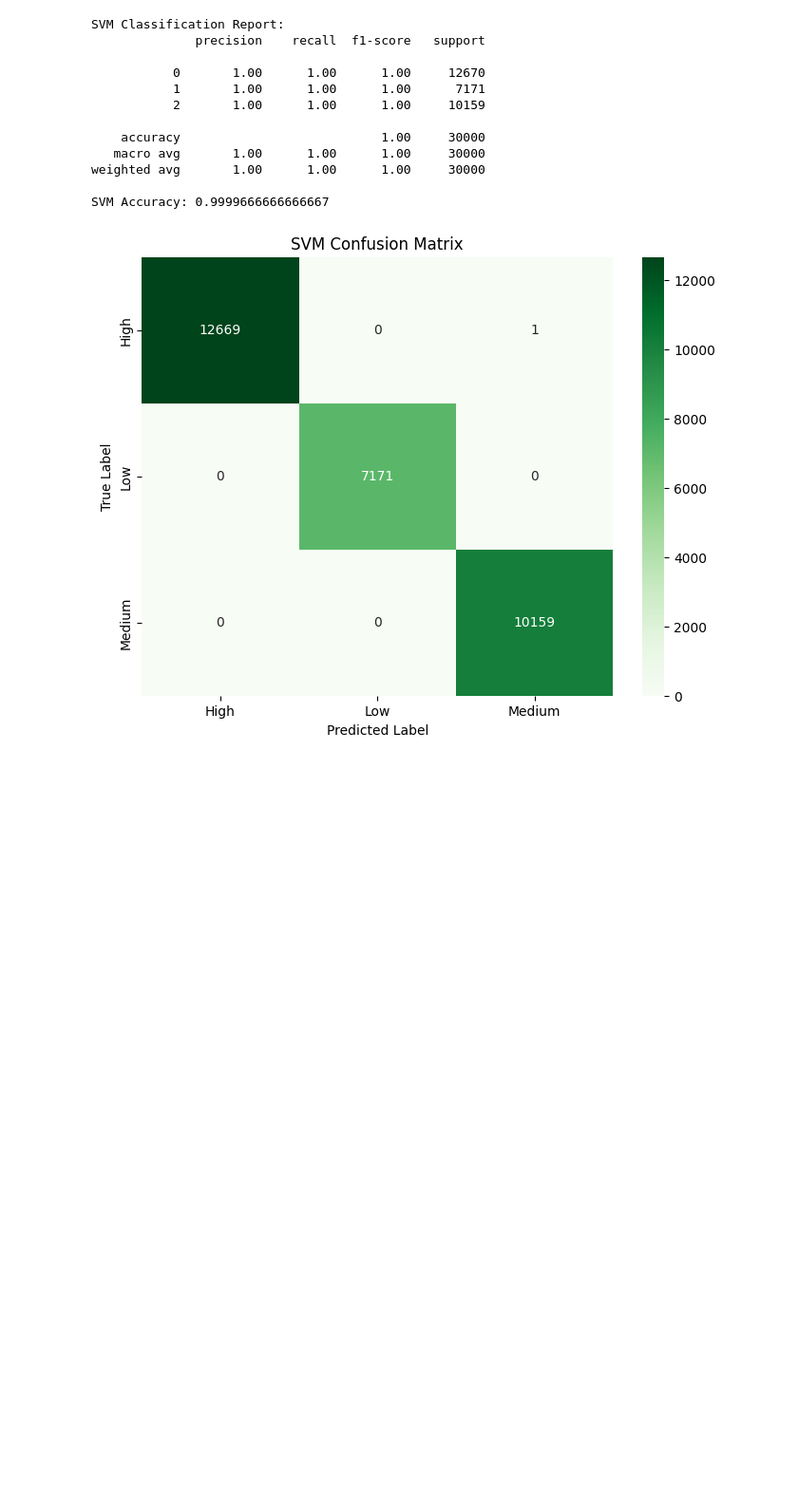
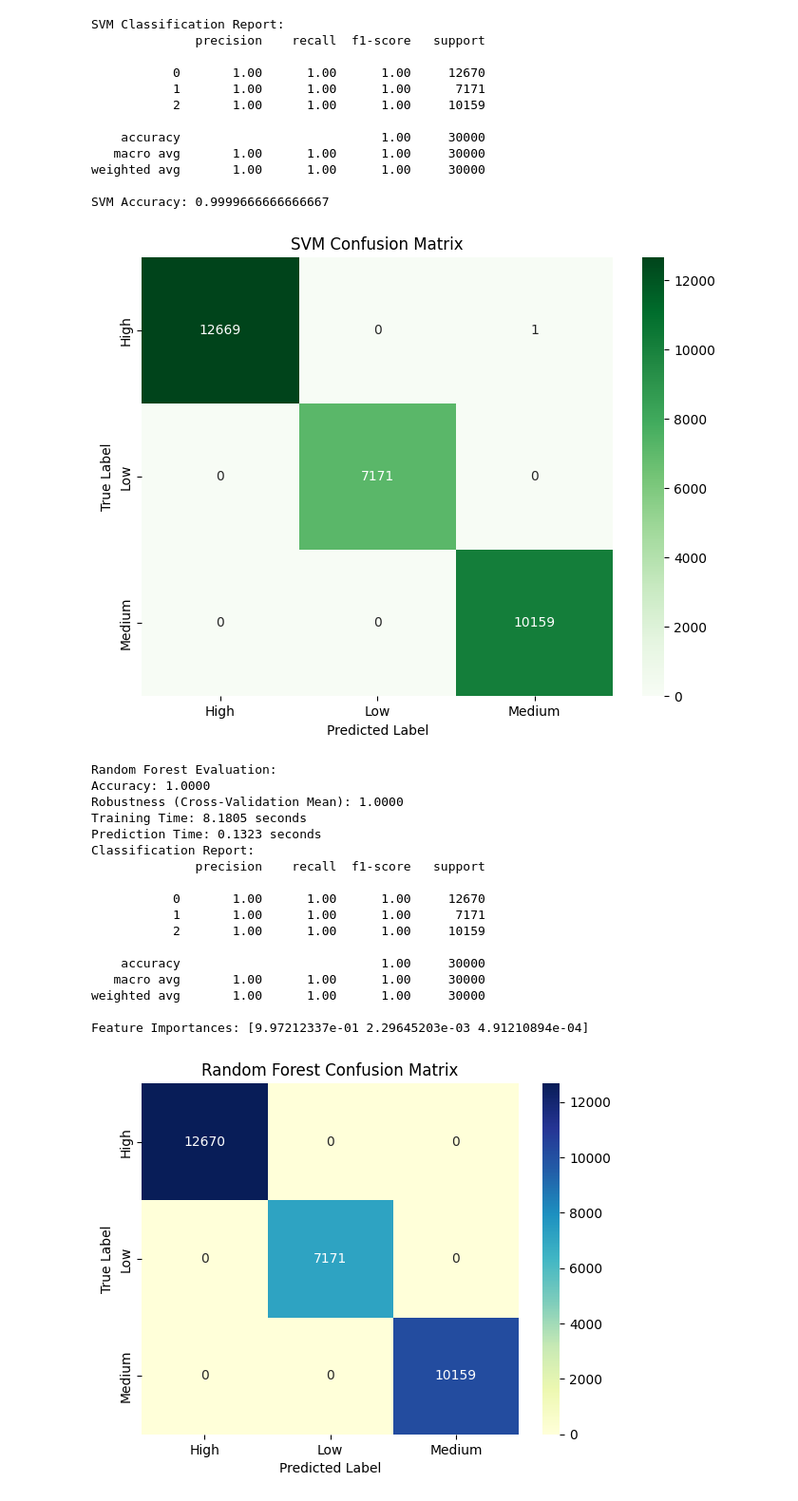
Before and after one commit to Shamiul-693/-User-Behavior-Analysis-for-Optimizing-Engagement-on-Social-Media-Platforms-, a Jupyter notebook: User_Behavior_Analysis_for_Optimizing_Engagement_on_Social_Media_Platforms_.ipynb, the cells around one changed output. Shown at 95% size. Drawn from its saved outputs; the diff is of its cells as text; code cells hidden in the pictures; blank space fills up the shorter version.

```diff
--- a/User_Behavior_Analysis_for_Optimizing_Engagement_on_Social_Media_Platforms_.ipynb
+++ b/User_Behavior_Analysis_for_Optimizing_Engagement_on_Social_Media_Platforms_.ipynb
@@ -477,3 +477,76 @@ weighted avg       1.00      1.00      1.00     30000
 
 SVM Accuracy: 0.9999666666666667
 [figure]
+# %%
+import time
+from sklearn.model_selection import cross_val_score
+from sklearn.metrics import classification_report, confusion_matrix, accuracy_score
+
+# Function to evaluate the model
+def evaluate_model(model, X_train, X_test, y_train, y_test, model_name):
+    # Measure training and prediction speed
+    start_time_train = time.time()
+    model.fit(X_train, y_train)
+    train_time = time.time() - start_time_train
+
+    start_time_predict = time.time()
+    predictions = model.predict(X_test)
+    predict_time = time.time() - start_time_predict
+
+    # Evaluate accuracy
+    accuracy = accuracy_score(y_test, predictions)
+
+    # Evaluate robustness using cross-validation
+    cv_scores = cross_val_score(model, X_train, y_train, cv=5)
+    robustness = cv_scores.mean()
+
+    # Confusion matrix
+    confusion_mat = confusion_matrix(y_test, predictions)
+
+    # Print evaluation metrics
+    print(f"\n{model_name} Evaluation:")
+    print(f"Accuracy: {accuracy:.4f}")
+    print(f"Robustness (Cross-Validation Mean): {robustness:.4f}")
+    print(f"Training Time: {train_time:.4f} seconds")
+    print(f"Prediction Time: {predict_time:.4f} seconds")
+    print("Classification Report:")
+    print(classification_report(y_test, predictions))
+
+    # Interpretability (for Random Forest)
+    if model_name == "Random Forest":
+        feature_importances = model.feature_importances_
+        print(f"Feature Importances: {feature_importances}")
+
+    # Display confusion matrix
+    sns.heatmap(confusion_mat, annot=True, fmt="d", cmap="YlGnBu", xticklabels=label_encoder.classes_, yticklabels=label_encoder.classes_)
+    plt.title(f"{model_name} Confusion Matrix")
+    plt.xlabel("Predicted Label")
+    plt.ylabel("True Label")
+    plt.show()
+
+# Evaluate Random Forest
+rf_model = RandomForestClassifier(n_estimators=100, random_state=42)
+evaluate_model(rf_model, X_train, X_test, y_train, y_test, "Random Forest")
+
+# Evaluate SVM
+svm_model = SVC(kernel='rbf', random_state=42)
+evaluate_model(svm_model, X_train, X_test, y_train, y_test, "SVM")
+# %% [output]
+Random Forest Evaluation:
+Accuracy: 1.0000
+Robustness (Cross-Validation Mean): 1.0000
+Training Time: 8.1805 seconds
+Prediction Time: 0.1323 seconds
+Classification Report:
+              precision    recall  f1-score   support
+
+           0       1.00      1.00      1.00     12670
+           1       1.00      1.00      1.00      7171
+           2       1.00      1.00      1.00     10159
+
+    accuracy                           1.00     30000
+   macro avg       1.00      1.00      1.00     30000
+weighted avg       1.00      1.00      1.00     30000
+
+Feature Importances: [9.97212337e-01 2.29645203e-03 4.91210894e-04]
+[figure, added]
```
Also changed, not shown: parts of 1 cell of this notebook.
